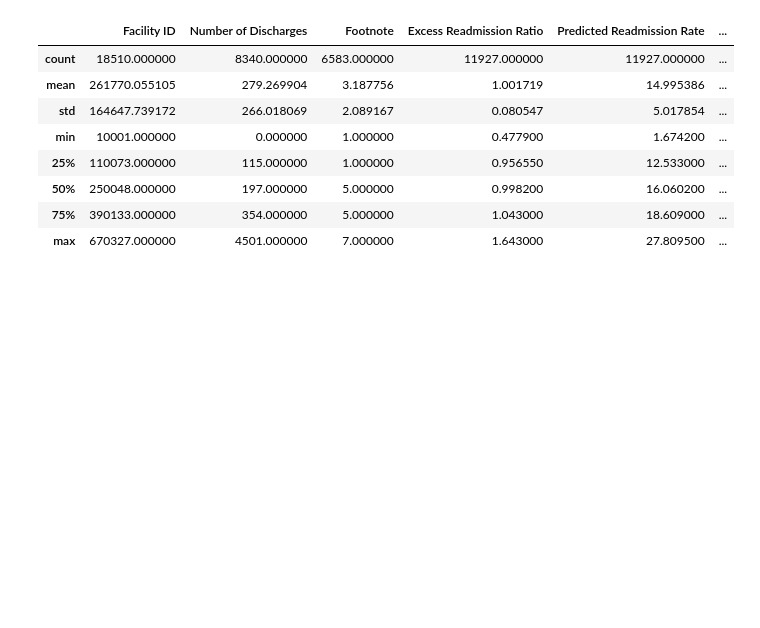
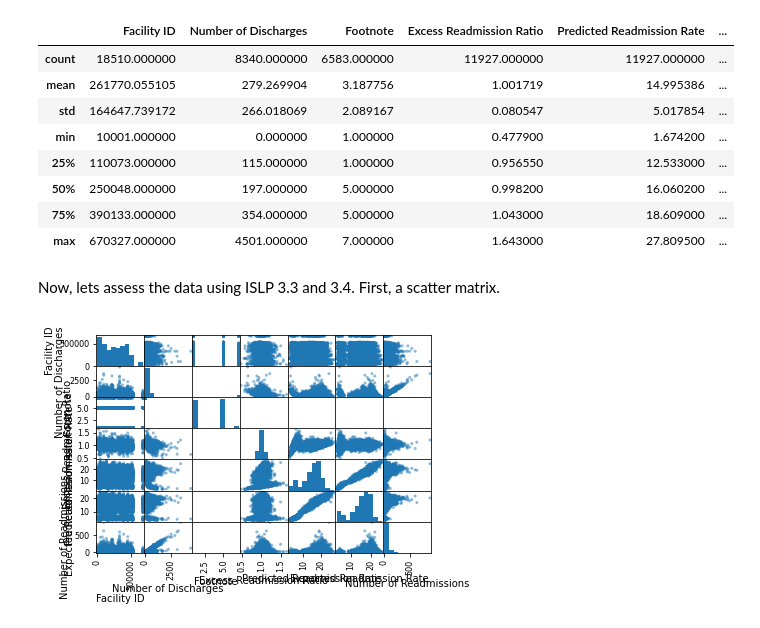
Before and after one commit to maliaedmonds/hospital-readmission-prediction, a Jupyter notebook: step_3_assessment.ipynb, the cells around one changed output. Saved outputs shown, nothing was run; the diff lists cells and outputs as text; code cells hidden in the pictures; blank space fills up the shorter version.

```diff
--- a/step_3_assessment.ipynb
+++ b/step_3_assessment.ipynb
@@ -83,3 +83,10 @@ hospital_df.describe()
 | 50% | 250048.000000 | 197.000000 | 5.000000 | 0.998200 | 16.060200 | ... |
 | 75% | 390133.000000 | 354.000000 | 5.000000 | 1.043000 | 18.609000 | ... |
 | max | 670327.000000 | 4501.000000 | 7.000000 | 1.643000 | 27.809500 | ... |
+# %% [markdown]
+Now, lets assess the data using ISLP 3.3 and 3.4. First, a scatter matrix.
+# %%
+hospital_df['Number of Readmissions'] = pd.to_numeric(hospital_df['Number of Readmissions'], errors='coerce')
+pd.plotting.scatter_matrix(hospital_df);
+# %% [output]
+[figure, added]
```
Also changed, not shown: parts of 4 cells of this notebook, 4 other files.
